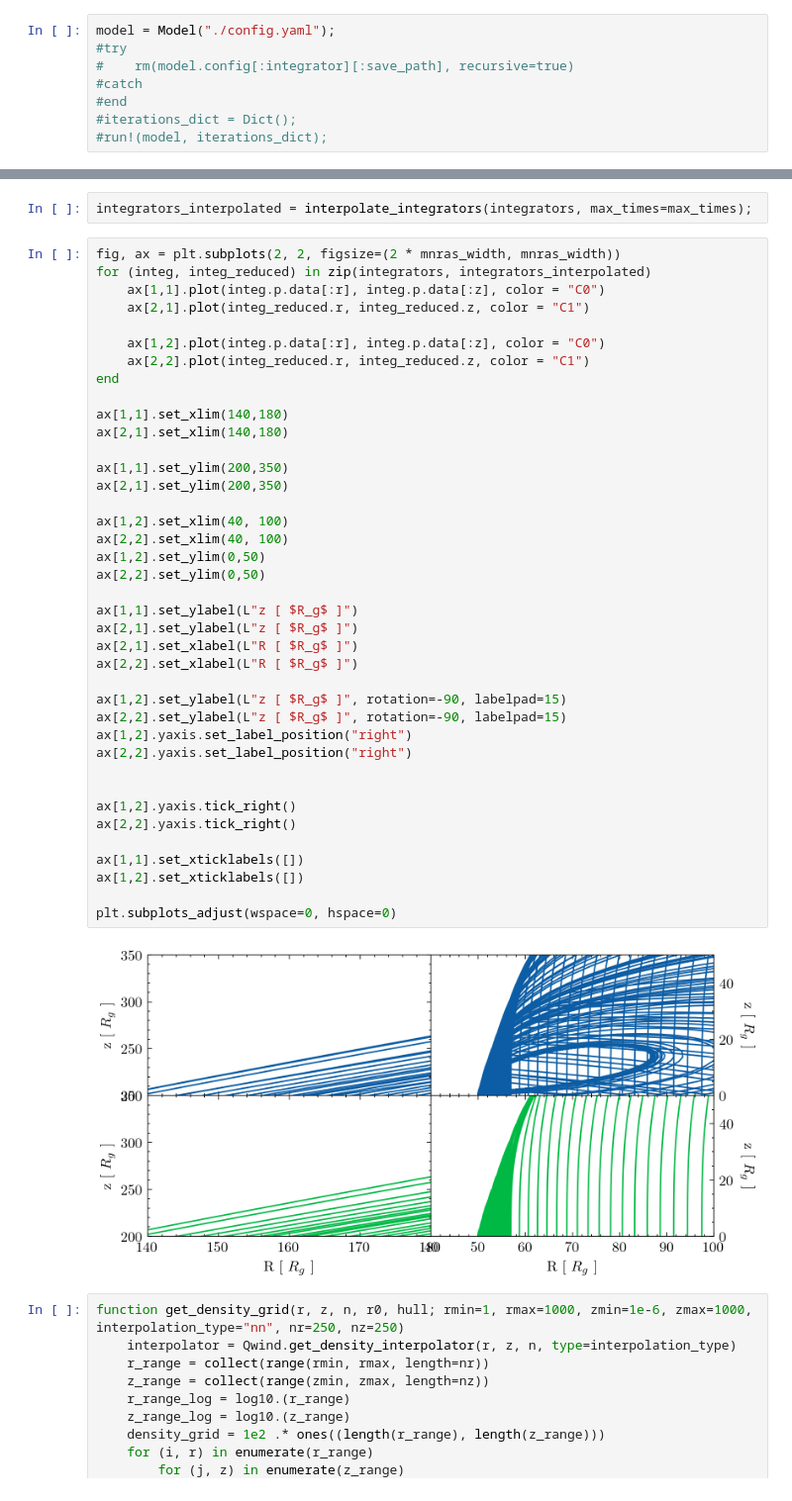
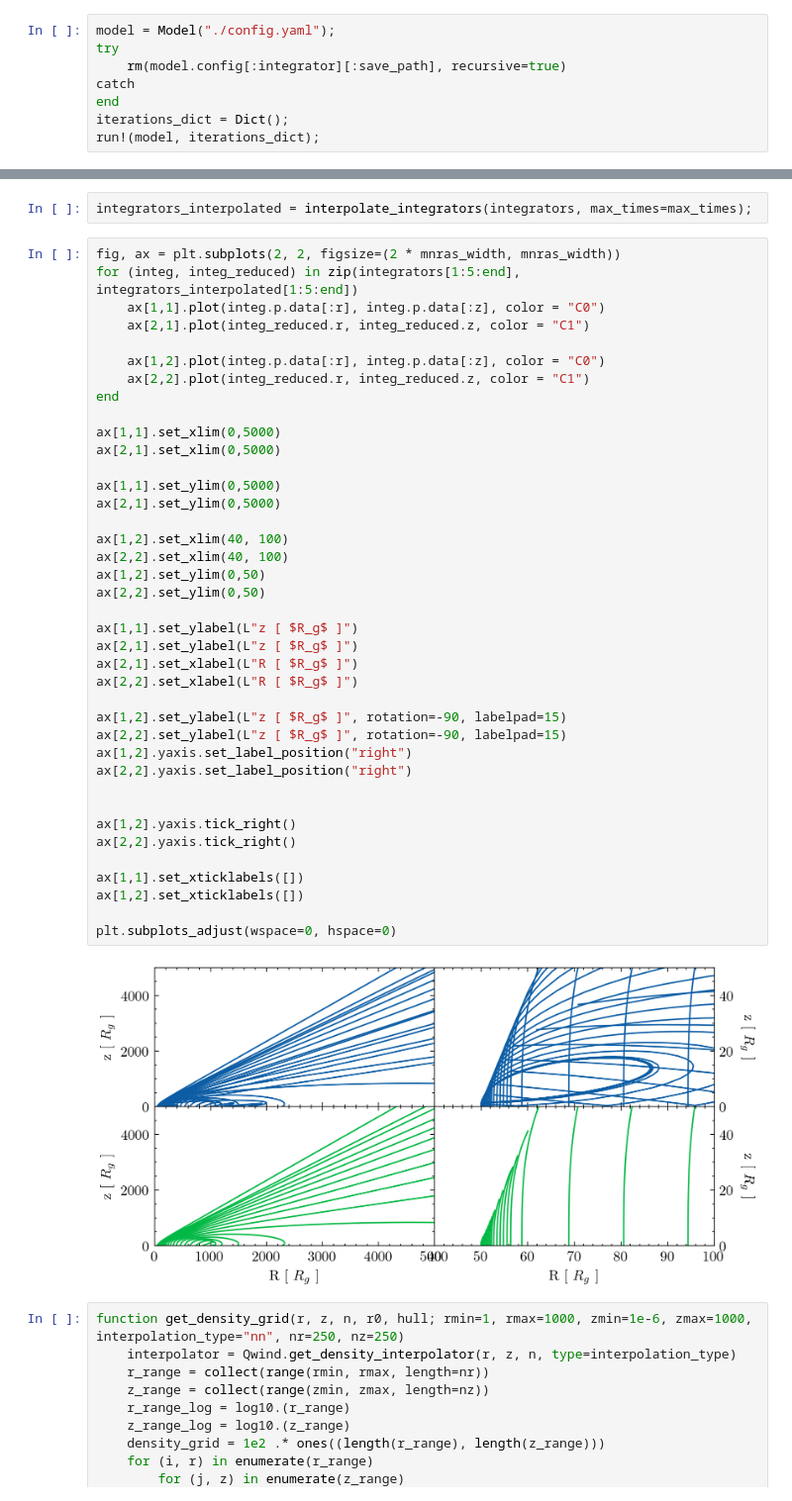
Before and after one commit to arnauqb/Qwind.jl, a Jupyter notebook: papers/paper2/rt_plots.ipynb, the cells around one changed output, grey strips where cells are left out. Shown at 99% size. Saved outputs shown, nothing was run; the diff lists cells and outputs as text.

```diff
--- a/papers/paper2/rt_plots.ipynb
+++ b/papers/paper2/rt_plots.ipynb
@@ -22,9 +18,9 @@ include("../../scripts/plotting.jl")
 Main.QwindPlotting
 # %%
 model = Model("./config.yaml");
-#try
-#    rm(model.config[:integrator][:save_path], recursive=true)
-#catch
-#end
-#iterations_dict = Dict();
-#run!(model, iterations_dict);
+try
+    rm(model.config[:integrator][:save_path], recursive=true)
+catch
+end
+iterations_dict = Dict();
+run!(model, iterations_dict);
@@ -68,45 +82,45 @@ max_times = get_intersection_times(integrators);
 integrators_interpolated = interpolate_integrators(integrators, max_times=max_times);
 # %%
 fig, ax = plt.subplots(2, 2, figsize=(2 * mnras_width, mnras_width))
-for (integ, integ_reduced) in zip(integrators, integrators_interpolated)
+for (integ, integ_reduced) in zip(integrators[1:5:end], integrators_interpolated[1:5:end])
     ax[1,1].plot(integ.p.data[:r], integ.p.data[:z], color = "C0")
     ax[2,1].plot(integ_reduced.r, integ_reduced.z, color = "C1")
 
     ax[1,2].plot(integ.p.data[:r], integ.p.data[:z], color = "C0")
     ax[2,2].plot(integ_reduced.r, integ_reduced.z, color = "C1")
 end
 
-ax[1,1].set_xlim(140,180)
-ax[2,1].set_xlim(140,180)
+ax[1,1].set_xlim(0,5000)
+ax[2,1].set_xlim(0,5000)
 
-ax[1,1].set_ylim(200,350)
-ax[2,1].set_ylim(200,350)
+ax[1,1].set_ylim(0,5000)
+ax[2,1].set_ylim(0,5000)
 
 ax[1,2].set_xlim(40, 100)
 ax[2,2].set_xlim(40, 100)
 ax[1,2].set_ylim(0,50)
 ax[2,2].set_ylim(0,50)
 
 ax[1,1].set_ylabel(L"z [ $R_g$ ]")
 ax[2,1].set_ylabel(L"z [ $R_g$ ]")
 ax[2,1].set_xlabel(L"R [ $R_g$ ]")
 ax[2,2].set_xlabel(L"R [ $R_g$ ]")
 
 ax[1,2].set_ylabel(L"z [ $R_g$ ]", rotation=-90, labelpad=15)
 ax[2,2].set_ylabel(L"z [ $R_g$ ]", rotation=-90, labelpad=15)
 ax[1,2].yaxis.set_label_position("right")
 ax[2,2].yaxis.set_label_position("right")
 
 
 ax[1,2].yaxis.tick_right()
 ax[2,2].yaxis.tick_right()
 
 ax[1,1].set_xticklabels([])
 ax[1,2].set_xticklabels([])
 
 plt.subplots_adjust(wspace=0, hspace=0)
 # %% [output]
-[figure, old version]
+[figure, new version]
 # %%
 function get_density_grid(r, z, n, r0, hull; rmin=1, rmax=1000, zmin=1e-6, zmax=1000, interpolation_type="nn", nr=250, nz=250)
     interpolator = Qwind.get_density_interpolator(r, z, n, type=interpolation_type)
```
Also changed, not shown: parts of 14 cells of this notebook, 12 other files.
